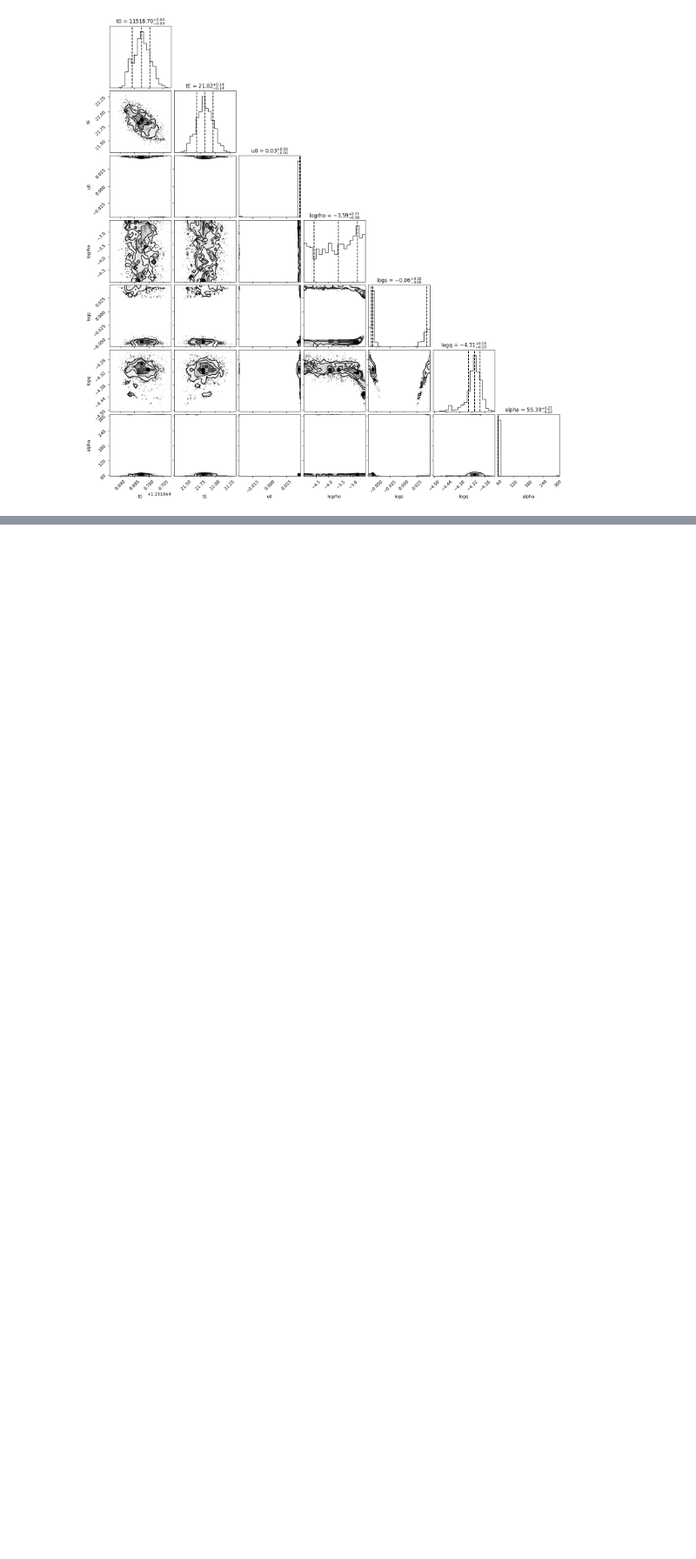
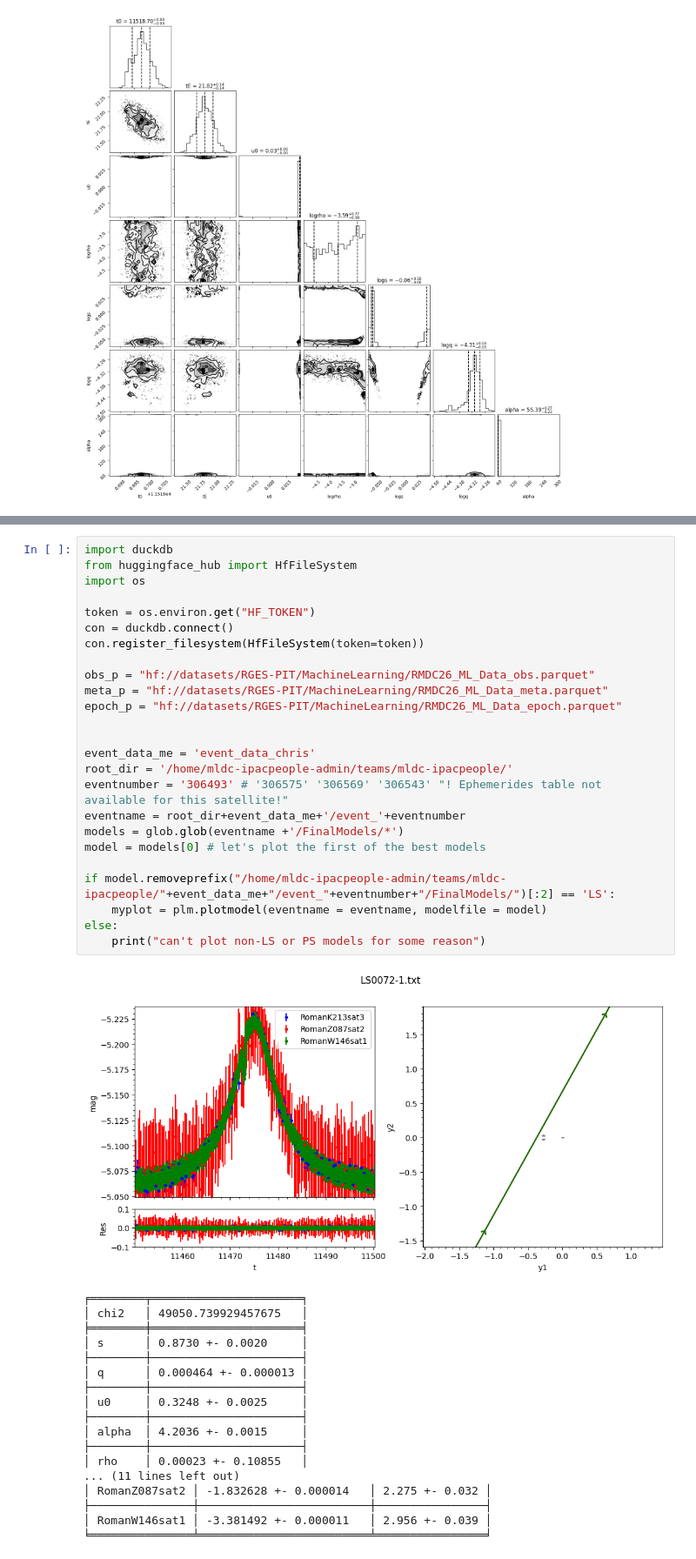
Before and after one commit to exoclam/birp, a Jupyter notebook: end-here-ml.ipynb, the cells around one changed output, grey strips where cells are left out. Shown at 87% size. Saved outputs shown, nothing was run; the diff lists cells and outputs as text; blank space fills up the shorter version.

```diff
--- a/end-here-ml.ipynb
+++ b/end-here-ml.ipynb
@@ -584,0 +669,44 @@ WARNING:root:Too few points to create valid contours
+# %%
+import duckdb
+from huggingface_hub import HfFileSystem
+import os
+
+token = os.environ.get("HF_TOKEN")
+con = duckdb.connect()
+con.register_filesystem(HfFileSystem(token=token))
+
+obs_p = "hf://datasets/RGES-PIT/MachineLearning/RMDC26_ML_Data_obs.parquet"
+meta_p = "hf://datasets/RGES-PIT/MachineLearning/RMDC26_ML_Data_meta.parquet"
+epoch_p = "hf://datasets/RGES-PIT/MachineLearning/RMDC26_ML_Data_epoch.parquet"
+
+
+event_data_me = 'event_data_chris'
+root_dir = '/home/mldc-ipacpeople-admin/teams/mldc-ipacpeople/'
+eventnumber = '306493' # '306575' '306569' '306543' "! Ephemerides table not available for this satellite!"
+eventname = root_dir+event_data_me+'/event_'+eventnumber
+models = glob.glob(eventname +'/FinalModels/*')
+model = models[0] # let's plot the first of the best models
+
+if model.removeprefix("/home/mldc-ipacpeople-admin/teams/mldc-ipacpeople/"+event_data_me+"/event_"+eventnumber+"/FinalModels/")[:2] == 'LS':
+    myplot = plm.plotmodel(eventname = eventname, modelfile = model)
+else:
+    print("can't plot non-LS or PS models for some reason")
+# %% [output]
+[figure, added]
+╒════════╤══════════════════════╕
+│ chi2   │ 49050.739929457675   │
+╞════════╪══════════════════════╡
+│ s      │ 0.8730 +- 0.0020     │
+├────────┼──────────────────────┤
+│ q      │ 0.000464 +- 0.000013 │
+├────────┼──────────────────────┤
+│ u0     │ 0.3248 +- 0.0025     │
+├────────┼──────────────────────┤
+│ alpha  │ 4.2036 +- 0.0015     │
+├────────┼──────────────────────┤
+│ rho    │ 0.00023 +- 0.10855   │
+... (11 lines left out)
+│ RomanZ087sat2 │ -1.832628 +- 0.000014   │ 2.275 +- 0.032 │
+├───────────────┼─────────────────────────┼────────────────┤
+│ RomanW146sat1 │ -3.381492 +- 0.000011   │ 2.956 +- 0.039 │
+╘═══════════════╧═════════════════════════╧════════════════╛
```
Also changed, not shown: parts of 24 cells of this notebook.
